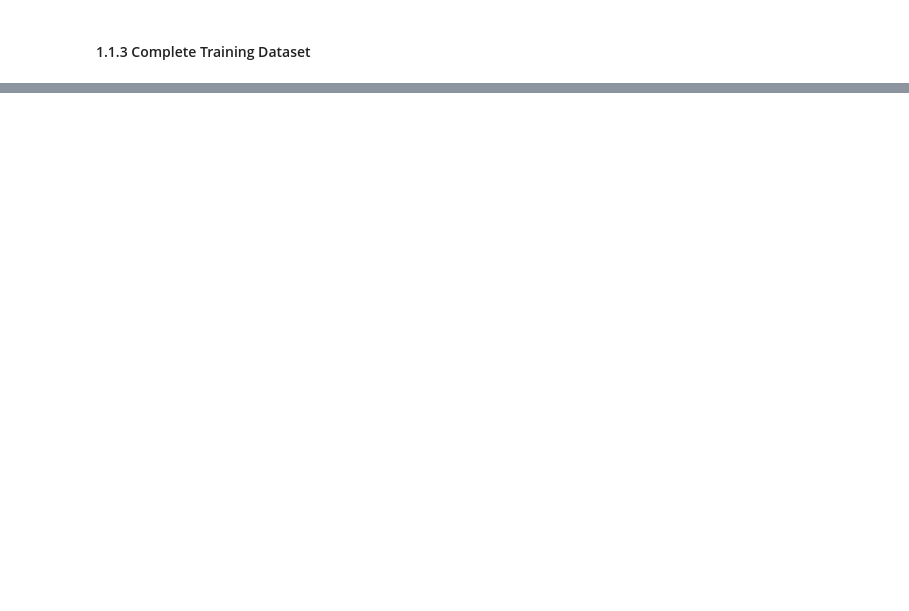
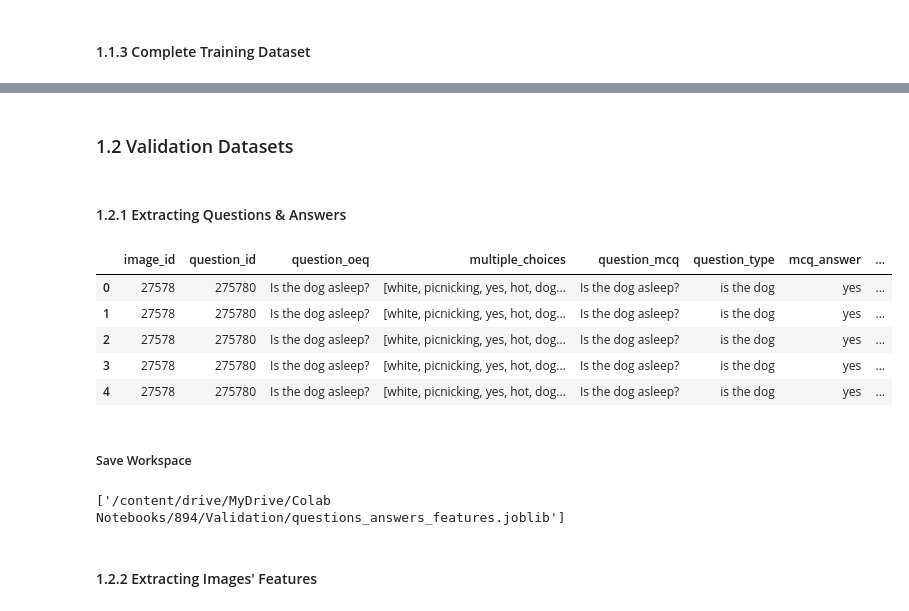
Before and after one commit to nilanahar/MMAI_894_DeepLearning_Project_TeamRosedale, a Jupyter notebook: MMAI_894_Team_Project.ipynb, the cells around one changed output, grey strips where cells are left out. Saved outputs shown, nothing was run; the diff lists cells and outputs as text; code cells hidden in the pictures; blank space fills up the shorter version.

```diff
--- a/MMAI_894_Team_Project.ipynb
+++ b/MMAI_894_Team_Project.ipynb
@@ -425,0 +199,22 @@ NameError: name 'question_input' is not defined
+# %% [markdown]
+### 1.2 Validation Datasets
+# %% [markdown]
+#### 1.2.1 Extracting Questions & Answers
+# %%
+valid_mcq_df, valid_oeq_df, valid_answers_merged_df, valid_final_qna_df = extract_qna_features(validation_mcq_file_path, validation_oeq_file_path, validation_answers_file_path)
+valid_final_qna_df.head()
+# %% [output]
+|  | image_id | question_id | question_oeq | multiple_choices | question_mcq | question_type | mcq_answer | ... |
+| 0 | 27578 | 275780 | Is the dog asleep? | [white, picnicking, yes, hot, dog... | Is the dog asleep? | is the dog | yes | ... |
+| 1 | 27578 | 275780 | Is the dog asleep? | [white, picnicking, yes, hot, dog... | Is the dog asleep? | is the dog | yes | ... |
+| 2 | 27578 | 275780 | Is the dog asleep? | [white, picnicking, yes, hot, dog... | Is the dog asleep? | is the dog | yes | ... |
+| 3 | 27578 | 275780 | Is the dog asleep? | [white, picnicking, yes, hot, dog... | Is the dog asleep? | is the dog | yes | ... |
+| 4 | 27578 | 275780 | Is the dog asleep? | [white, picnicking, yes, hot, dog... | Is the dog asleep? | is the dog | yes | ... |
+# %% [markdown]
+##### Save Workspace
+# %%
+joblib.dump(valid_final_qna_df, "/content/drive/MyDrive/Colab Notebooks/894/Validation/questions_answers_features.joblib")
+# %% [output]
+['/content/drive/MyDrive/Colab Notebooks/894/Validation/questions_answers_features.joblib']
+# %% [markdown]
+#### 1.2.2 Extracting Images' Features
```
Also changed, not shown: parts of 88 cells of this notebook.
